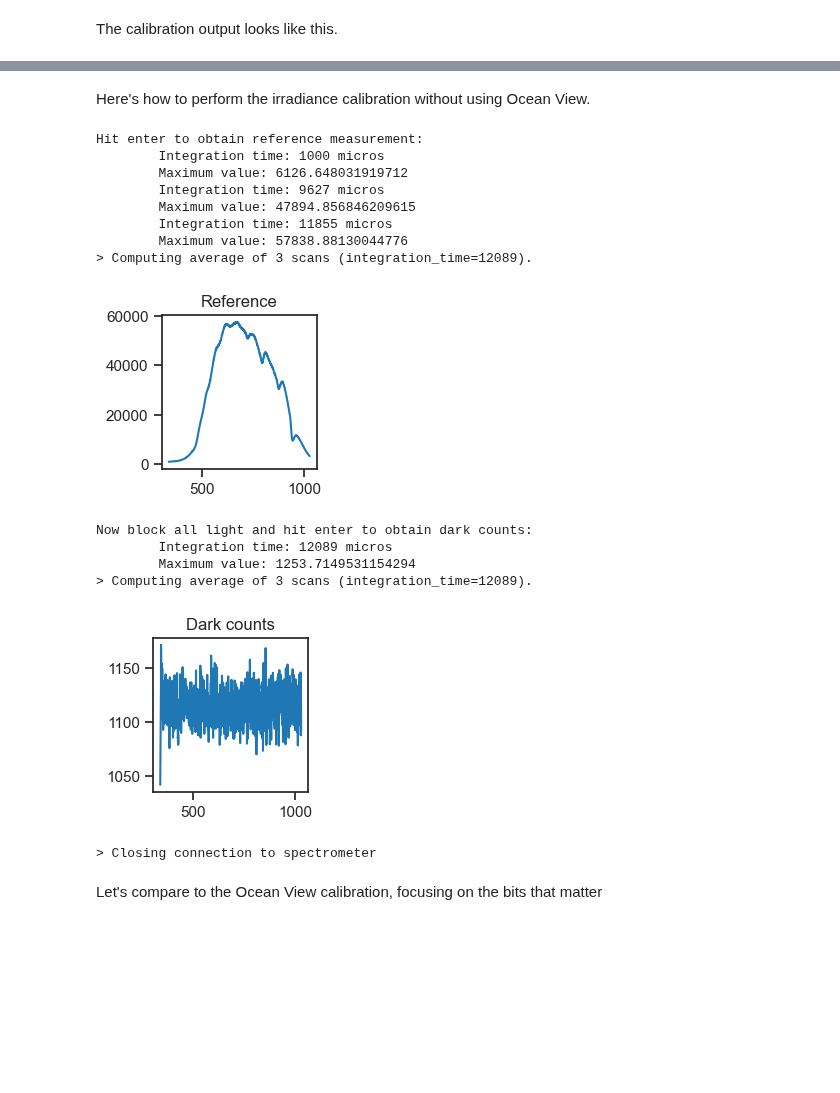
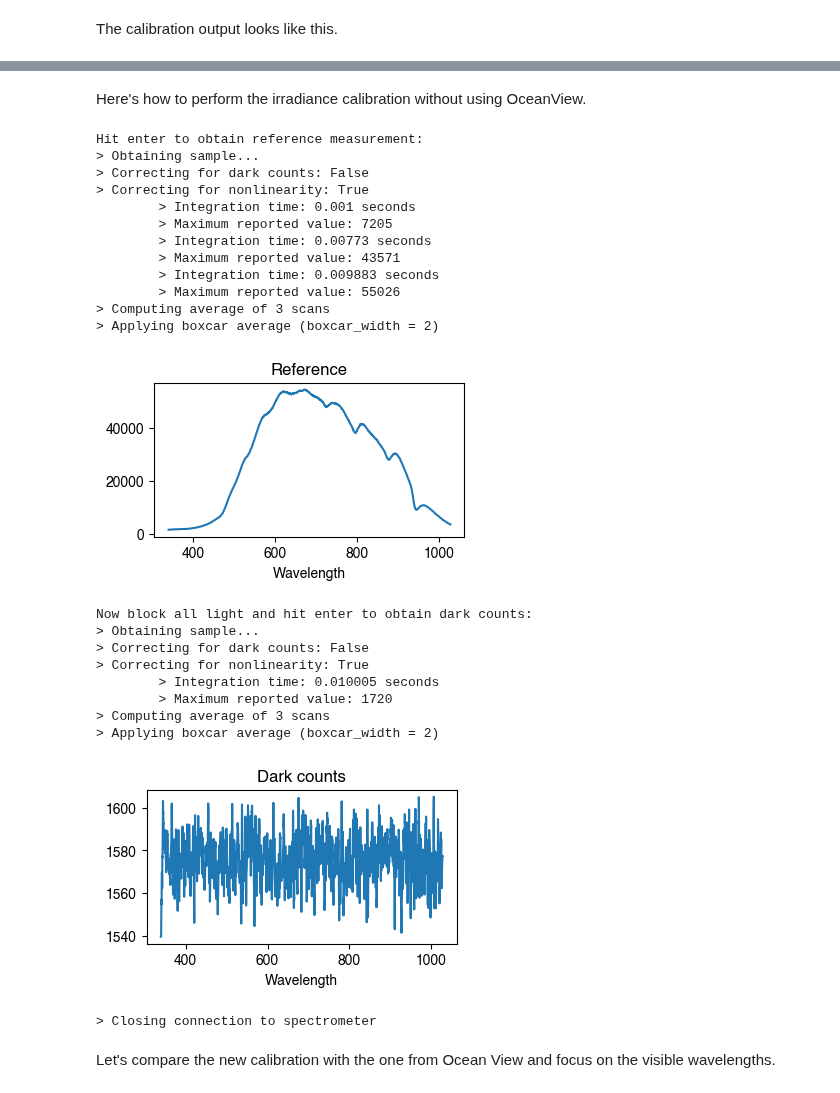
Before and after one commit to PySilentSubstitution/pysilsub, a Jupyter notebook: docs/source/07a_spectrometer_calibration.ipynb, the cells around one changed output, grey strips where cells are left out. Cells and saved outputs as stored; diff of their text form; code cells hidden in the pictures; blank space fills up the shorter version.

```diff
--- a/docs/source/07a_spectrometer_calibration.ipynb
+++ b/docs/source/07a_spectrometer_calibration.ipynb
@@ -43,13 +69,23 @@ Interface with more features
 # %%
 from pyplr import oceanops
 
+
 try:
+    # Connect to spectrometer
     oo = oceanops.OceanOptics.from_serial_number('JAZA1505')
-    wls = oo.wavelengths()
-    counts, info = oo.measurement(
-        scans_to_average=3,
-        box_car_width=3
+
+    # Obtain sample
+    counts, info = oo.sample(
+        correct_dark_counts=True,
+        correct_nonlinearity=True,
+        integration_time=None,  # Optimize integration time
+        scans_to_average=3,  # Average of three scans
+        boxcar_width=3,  # Boxcar smoothing
+        sample_id='daylight_reflected_off_a_wall'
     )
+
+    # Visualise
+    counts.plot(xlabel='Pixel wavelength', ylabel='Counts')
 
 except KeyboardInterrupt:
     print('> Measurement terminated  by user')
@@ -233,7 +386,9 @@ lamp_preview.plot(ax=ax2, c='gold', xlabel='Pixel wavelength (nm)', ylabel='$\mu
 # %% [markdown]
-Here's how to perform the irradiance calibration without using Ocean View.
+Here's how to perform the irradiance calibration without using OceanView.
 # %%
+import numpy as np
 from scipy import interpolate
+import matplotlib.pyplot as plt
 
 from pyplr.oceanops import OceanOptics
 
@@ -244,31 +399,28 @@ try:
 
     # Perform reference measurement
     input('Hit enter to obtain reference measurement:')
-    reference_counts, reference_info = oo.measurement(
+    reference_counts, reference_info = oo.sample(
         correct_nonlinearity = True,
         correct_dark_counts = False,
         scans_to_average=3,
-        box_car_width=3
+        boxcar_width=2
     )
-    reference_counts.plot(figsize=(2, 2), title='Reference')
+    reference_counts.plot(figsize=(4, 2), title='Reference')
     plt.show()
 
     # Perform dark measurement
     input('Now block all light and hit enter to obtain dark counts:')
-    dark_counts, dark_info = oo.measurement(
+    dark_counts, dark_info = oo.sample(
         correct_nonlinearity = True,
         correct_dark_counts = False,
         integration_time = reference_info['integration_time'],
         scans_to_average=3,
-        box_car_width=3
+        boxcar_width=2
     )
-    dark_counts.plot(figsize=(2, 2), title='Dark counts')
+    dark_counts.plot(figsize=(4, 2), title='Dark counts')
     plt.show()
 
-    # Load lamp file and resample to pixel wavelengths
-    lamp_file = pd.read_table('../../data/jaz/030410313_FIB.LMP', header=None)
-    lamp_file.columns = ['Wavelength', 'uJ/cm2']
-    lamp_file = lamp_file.squeeze()
+    # Resample lamp file to pixel wavelengths
     interp_func = interpolate.interp1d(lamp_file['Wavelength'], lamp_file['uJ/cm2'])
     wavelengths = reference_counts.index
     resampled_lamp_data = interp_func(wavelengths)
@@ -277,51 +429,62 @@ try:
     integration_time = reference_info['integration_time'] / 1e6  # Microseconds to seconds
     fibre_diameter = 400 / 1e4  # Microns to cm
     collection_area = np.pi * (fibre_diameter/2) ** 2  # cm2
-    wavelength_spread = np.hstack(
+    wavelength_spread = np.hstack(  # How many nanometers each pixel represents
         [(wavelengths[1] - wavelengths[0]),
          (wavelengths[2:] - wavelengths[:-2]) / 2,
          (wavelengths[-1] - wavelengths[-2])
         ]
     )
 
-    # Make the calibration file. To do this we change the formula above.
+    # Make the calibration file. To do this we need to adapt the
+    # formula slightly, dividing the resampled lamp data by the
+    # reference measurement (instead of multiplying the reference
+    # measurement by the calibration file).
     calibration_file = (
         resampled_lamp_data
         / ((reference_counts - dark_counts)
            / (integration_time
               * collection_area
               * wavelength_spread)
           )
     )
 
 except KeyboardInterrupt:
     print('> Calibration terminated by user')
 
 except Exception as e:
     print('> Something else went wrong')
     raise e
 
 finally:
     oo.close()
     print('> Closing connection to spectrometer')
 # %% [output]
 Hit enter to obtain reference measurement:
-        Integration time: 1000 micros
-        Maximum value: 6126.648031919712
-        Integration time: 9627 micros
-        Maximum value: 47894.856846209615
-        Integration time: 11855 micros
-        Maximum value: 57838.88130044776
-> Computing average of 3 scans (integration_time=12089).
+> Obtaining sample...
+> Correcting for dark counts: False
+> Correcting for nonlinearity: True
+        > Integration time: 0.001 seconds
+        > Maximum reported value: 7205
+        > Integration time: 0.00773 seconds
+        > Maximum reported value: 43571
+        > Integration time: 0.009883 seconds
+        > Maximum reported value: 55026
+> Computing average of 3 scans
+> Applying boxcar average (boxcar_width = 2)
-[figure, old version]
+[figure, new version]
 Now block all light and hit enter to obtain dark counts:
-        Integration time: 12089 micros
-        Maximum value: 1253.7149531154294
-> Computing average of 3 scans (integration_time=12089).
+> Obtaining sample...
+> Correcting for dark counts: False
+> Correcting for nonlinearity: True
+        > Integration time: 0.010005 seconds
+        > Maximum reported value: 1720
+> Computing average of 3 scans
+> Applying boxcar average (boxcar_width = 2)
-[figure, old version]
+[figure, new version]
 > Closing connection to spectrometer
 # %% [markdown]
-Let's compare to the Ocean View calibration, focusing on the bits that matter
+Let's compare the new calibration with the one from Ocean View and focus on the visible wavelengths.
 # %%
 from mpl_toolkits.axes_grid1.inset_locator import (
     mark_inset,
```
Also changed, not shown: parts of 38 cells of this notebook, 58 other files.
